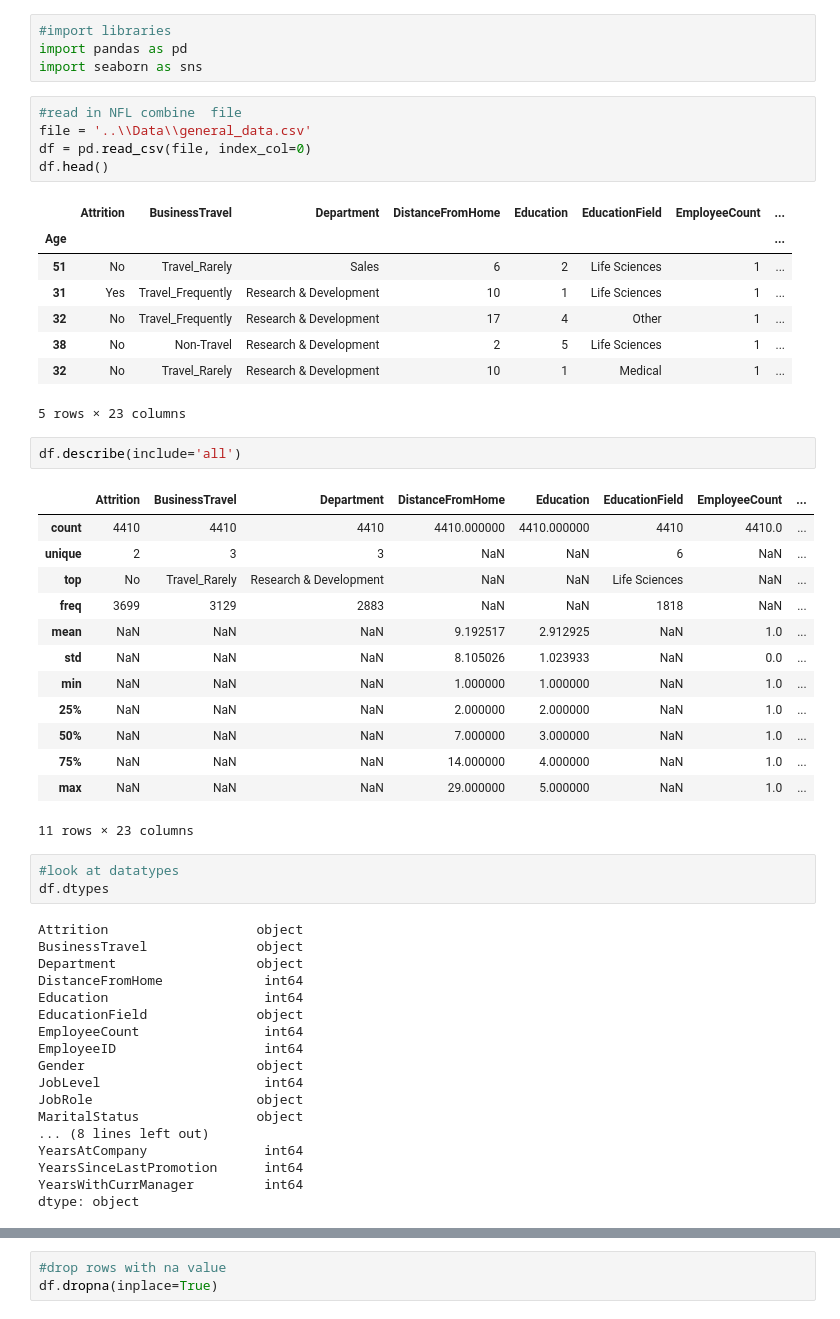
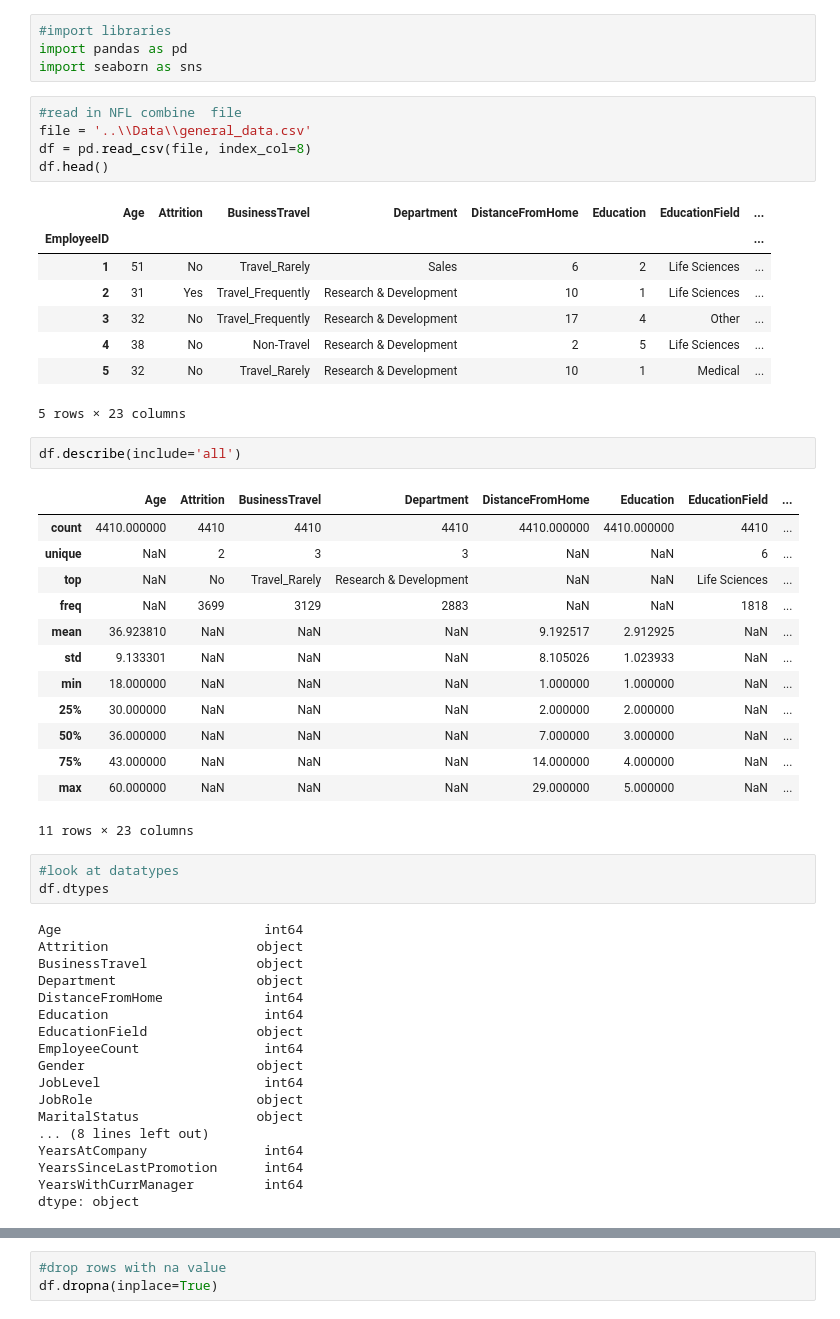
Before and after one commit to frank-salah1/Fun-with-HR, a Jupyter notebook: Notebooks/Data Analysis.ipynb, the cells around one changed output, grey strips where cells are left out. Drawn from its saved outputs; the diff is of its cells as text.

```diff
--- a/Notebooks/Data Analysis.ipynb
+++ b/Notebooks/Data Analysis.ipynb
@@ -5,37 +5,38 @@ import seaborn as sns
 # %%
 #read in NFL combine  file
 file = '..\\Data\\general_data.csv'
-df = pd.read_csv(file, index_col=0)
+df = pd.read_csv(file, index_col=8)
 df.head()
 # %% [output]
-|  | Attrition | BusinessTravel | Department | DistanceFromHome | Education | EducationField | EmployeeCount | ... |
-| Age |  |  |  |  |  |  |  | ... |
-| 51 | No | Travel_Rarely | Sales | 6 | 2 | Life Sciences | 1 | ... |
-| 31 | Yes | Travel_Frequently | Research & Development | 10 | 1 | Life Sciences | 1 | ... |
-| 32 | No | Travel_Frequently | Research & Development | 17 | 4 | Other | 1 | ... |
-| 38 | No | Non-Travel | Research & Development | 2 | 5 | Life Sciences | 1 | ... |
-| 32 | No | Travel_Rarely | Research & Development | 10 | 1 | Medical | 1 | ... |
+|  | Age | Attrition | BusinessTravel | Department | DistanceFromHome | Education | EducationField | ... |
+| EmployeeID |  |  |  |  |  |  |  | ... |
+| 1 | 51 | No | Travel_Rarely | Sales | 6 | 2 | Life Sciences | ... |
+| 2 | 31 | Yes | Travel_Frequently | Research & Development | 10 | 1 | Life Sciences | ... |
+| 3 | 32 | No | Travel_Frequently | Research & Development | 17 | 4 | Other | ... |
+| 4 | 38 | No | Non-Travel | Research & Development | 2 | 5 | Life Sciences | ... |
+| 5 | 32 | No | Travel_Rarely | Research & Development | 10 | 1 | Medical | ... |
 5 rows × 23 columns
 # %%
 df.describe(include='all')
 # %% [output]
-|  | Attrition | BusinessTravel | Department | DistanceFromHome | Education | EducationField | EmployeeCount | ... |
-| count | 4410 | 4410 | 4410 | 4410.000000 | 4410.000000 | 4410 | 4410.0 | ... |
-| unique | 2 | 3 | 3 | NaN | NaN | 6 | NaN | ... |
-| top | No | Travel_Rarely | Research & Development | NaN | NaN | Life Sciences | NaN | ... |
-| freq | 3699 | 3129 | 2883 | NaN | NaN | 1818 | NaN | ... |
-| mean | NaN | NaN | NaN | 9.192517 | 2.912925 | NaN | 1.0 | ... |
-| std | NaN | NaN | NaN | 8.105026 | 1.023933 | NaN | 0.0 | ... |
-| min | NaN | NaN | NaN | 1.000000 | 1.000000 | NaN | 1.0 | ... |
-| 25% | NaN | NaN | NaN | 2.000000 | 2.000000 | NaN | 1.0 | ... |
-| 50% | NaN | NaN | NaN | 7.000000 | 3.000000 | NaN | 1.0 | ... |
-| 75% | NaN | NaN | NaN | 14.000000 | 4.000000 | NaN | 1.0 | ... |
-| max | NaN | NaN | NaN | 29.000000 | 5.000000 | NaN | 1.0 | ... |
+|  | Age | Attrition | BusinessTravel | Department | DistanceFromHome | Education | EducationField | ... |
+| count | 4410.000000 | 4410 | 4410 | 4410 | 4410.000000 | 4410.000000 | 4410 | ... |
+| unique | NaN | 2 | 3 | 3 | NaN | NaN | 6 | ... |
+| top | NaN | No | Travel_Rarely | Research & Development | NaN | NaN | Life Sciences | ... |
+| freq | NaN | 3699 | 3129 | 2883 | NaN | NaN | 1818 | ... |
+| mean | 36.923810 | NaN | NaN | NaN | 9.192517 | 2.912925 | NaN | ... |
+| std | 9.133301 | NaN | NaN | NaN | 8.105026 | 1.023933 | NaN | ... |
+| min | 18.000000 | NaN | NaN | NaN | 1.000000 | 1.000000 | NaN | ... |
+| 25% | 30.000000 | NaN | NaN | NaN | 2.000000 | 2.000000 | NaN | ... |
+| 50% | 36.000000 | NaN | NaN | NaN | 7.000000 | 3.000000 | NaN | ... |
+| 75% | 43.000000 | NaN | NaN | NaN | 14.000000 | 4.000000 | NaN | ... |
+| max | 60.000000 | NaN | NaN | NaN | 29.000000 | 5.000000 | NaN | ... |
 11 rows × 23 columns
 # %%
 #look at datatypes
 df.dtypes
 # %% [output]
+Age                          int64
 Attrition                   object
 BusinessTravel              object
 Department                  object
@@ -43,7 +44,6 @@ DistanceFromHome             int64
 Education                    int64
 EducationField              object
 EmployeeCount                int64
-EmployeeID                   int64
 Gender                      object
 JobLevel                     int64
 JobRole                     object
```
Also changed, not shown: parts of 4 cells of this notebook, 5 other files.
